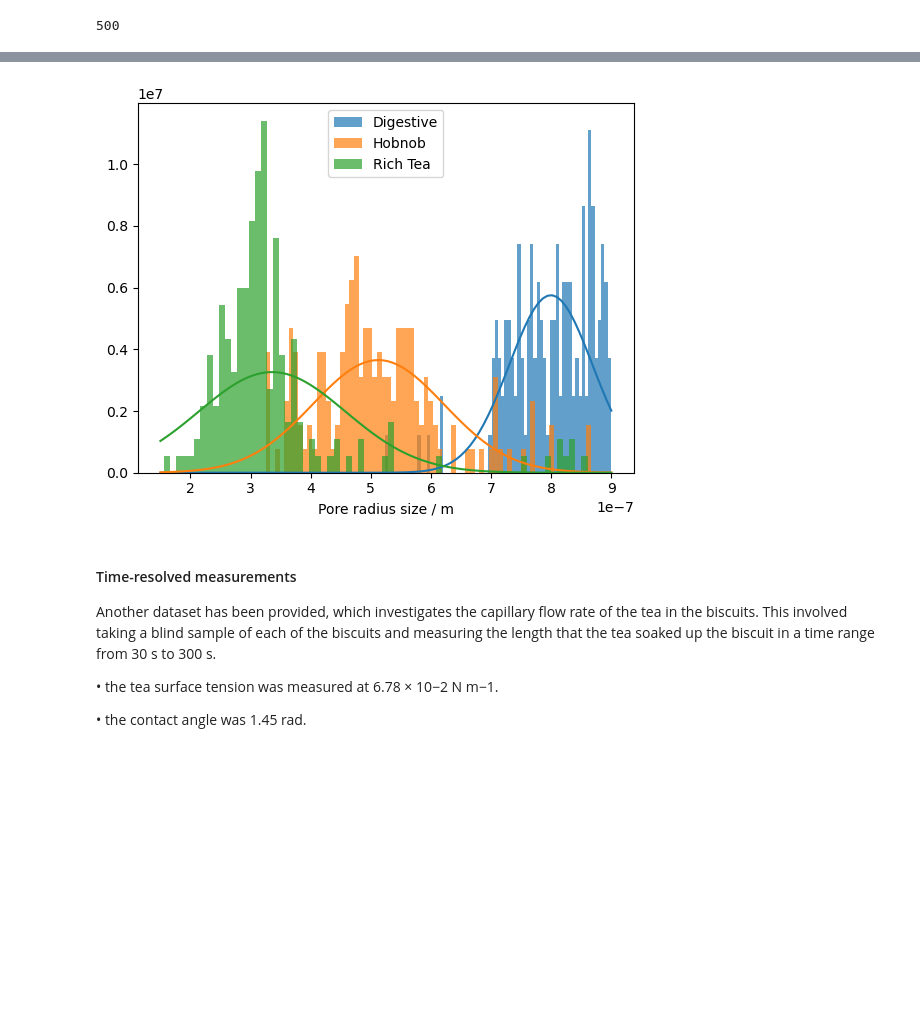
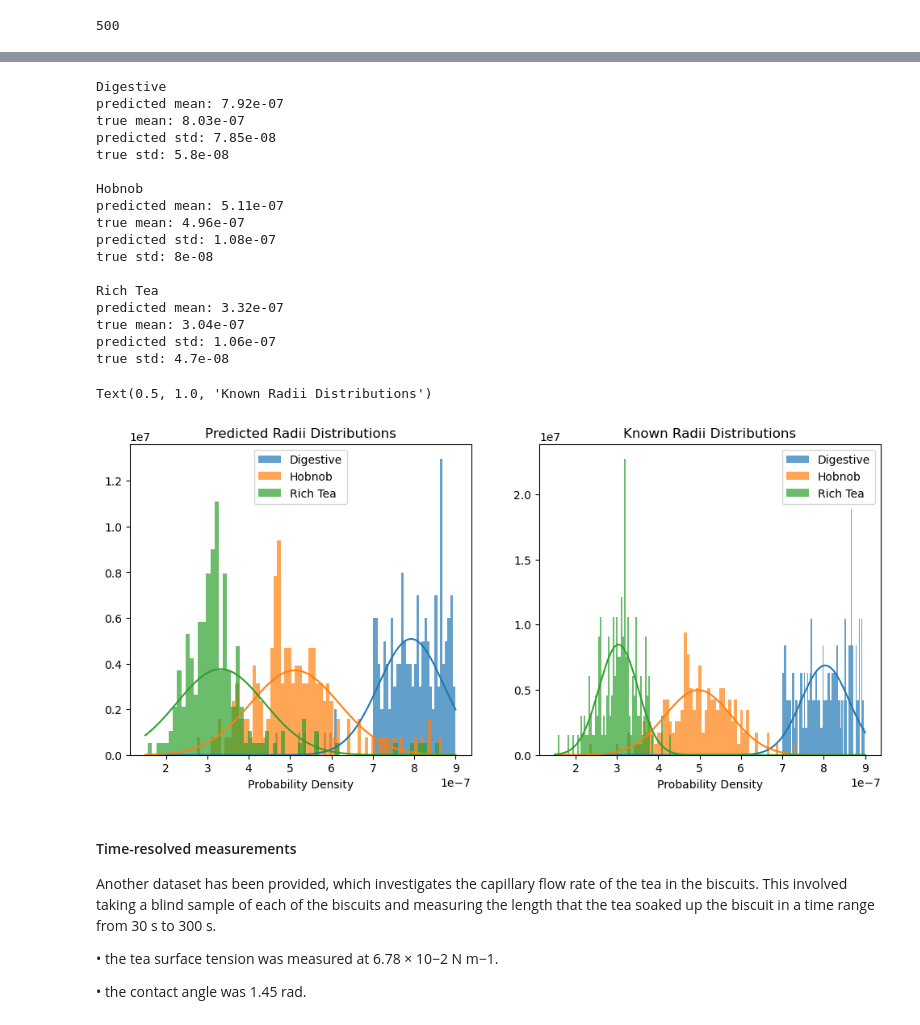
Before and after one commit to M4ffff/ML_biscuit_analysis, a Jupyter notebook: initial.ipynb, the cells around one changed output, grey strips where cells are left out. Drawn from its saved outputs; the diff is of its cells as text; code cells hidden in the pictures; blank space fills up the shorter version.

```diff
--- a/initial.ipynb
+++ b/initial.ipynb
@@ -294,5 +278,7 @@ def predict_washburn_r(gamma,L,t,phi,eta):
 # %%
-microscopy_data["L_wash"] = washburn(microscopy_data["gamma"], microscopy_data["r"], microscopy_data["t"], microscopy_data["phi"], microscopy_data["eta"])
-microscopy_data["r_pred"] = predict_washburn_r(microscopy_data["gamma"], microscopy_data["L"], microscopy_data["t"], microscopy_data["phi"], microscopy_data["eta"])
-# washburn(gamma,r,t,phi,eta)
-microscopy_data.head()
+# irrelevant - adding L_wash and r_pred
+
+# microscopy_data["L_wash"] = washburn(microscopy_data["gamma"], microscopy_data["r"], microscopy_data["t"], microscopy_data["phi"], microscopy_data["eta"])
+# microscopy_data["r_pred"] = predict_washburn_r(microscopy_data["gamma"], microscopy_data["L"], microscopy_data["t"], microscopy_data["phi"], microscopy_data["eta"])
+# # washburn(gamma,r,t,phi,eta)
+# microscopy_data.head()
@@ -310,8 +289,8 @@ microscopy_data.head()
 
 # ax.scatter(microscopy_data["L_wash"], microscopy_data["r_pred"], s=5)
 # %%
-test_micro = microscopy_data.drop(['r', 'L_wash', 'r_pred'], axis=1)
-test_micro
+test_micro = microscopy_data.drop(['r'], axis=1)
+test_micro.head()
 # %% [output]
 |  | gamma | phi | eta | L | t |
 | 0 | 0.084596 | 1.557367 | 0.000981 | 0.003221 | 24.231107 |
@@ -353,0 +345,4 @@ Text(0, 0.5, 'Predicted r')
+# %%
+training_merged = big_data.merge(microscopy_data, how='inner')
+true_distributions = training_merged[['encoded biscuit', 'r']].copy()
+true_distributions
@@ -388,26 +405,65 @@ def get_norm_distribution(data):
 # %%
 # plot as histogram
 
-fig, ax = plt.subplots()
+fig, ax = plt.subplots(1,2,figsize=(12,5))
 
 pore_radii = []
 
 for i, biscuit in enumerate(biscuits):
+    print(f"{biscuit}")
     map = np.where(micro_predictions==i, True, False)
     biscuit_r_data = microscopy_data["r"][map]
-    ax.hist(biscuit_r_data, bins=70, alpha=0.7, density=True, label=biscuit)
+    ax[0].hist(biscuit_r_data, bins=70, alpha=0.7, density=True, label=biscuit)
+
+    true_biscuit_r_data = true_distributions["r"][true_distributions['encoded biscuit']==i]
+    ax[1].hist(true_biscuit_r_data, bins=70, alpha=0.7, density=True, label=biscuit)
 
     mean, std = norm.fit(biscuit_r_data)
     # xmin, xmax = plt.xlim()
     x = np.linspace(1.5e-7, 9e-7, 100)
     p = (norm.pdf(x, mean, std))
     pore_radii.append(mean)
-    ax.plot(x,p, color=f"C{i}")
+    ax[0].plot(x,p, color=f"C{i}")
 
-ax.set_xlabel("Pore radius size / m")
-ax.legend();
+
+    true_mean, true_std = norm.fit(true_biscuit_r_data)
+    # xmin, xmax = plt.xlim()
+    x = np.linspace(1.5e-7, 9e-7, 100)
+    p = (norm.pdf(x, true_mean, true_std))
+    ax[1].plot(x,p, color=f"C{i}")
+    print(f"predicted mean: {mean:.3}")
+    print(f"true mean: {true_mean:.3}")
+    print(f"predicted std: {std:.3}")
+    print(f"true std: {true_std:.3}\n")
+
+ax[0].set_xlabel("Pore radius size / m")
+ax[0].set_xlabel("Probability Density")
+ax[0].legend()
+ax[0].set_title("Predicted Radii Distributions")
+ax[1].set_xlabel("Pore radius size / m")
+ax[1].set_xlabel("Probability Density")
+ax[1].legend()
+ax[1].set_title("Known Radii Distributions")
 # %% [output]
+Digestive
+predicted mean: 7.92e-07
+true mean: 8.03e-07
+predicted std: 7.85e-08
+true std: 5.8e-08
+
+Hobnob
+predicted mean: 5.11e-07
+true mean: 4.96e-07
+predicted std: 1.08e-07
+true std: 8e-08
+
+Rich Tea
+predicted mean: 3.32e-07
+true mean: 3.04e-07
+predicted std: 1.06e-07
+true std: 4.7e-08
+Text(0.5, 1.0, 'Known Radii Distributions')
-[figure, old version]
+[figure, new version]
 # %% [markdown]
 #### Time-resolved measurements
 Another dataset has been provided, which investigates the capillary flow rate of the tea in the
```
Also changed, not shown: parts of 79 cells of this notebook.
